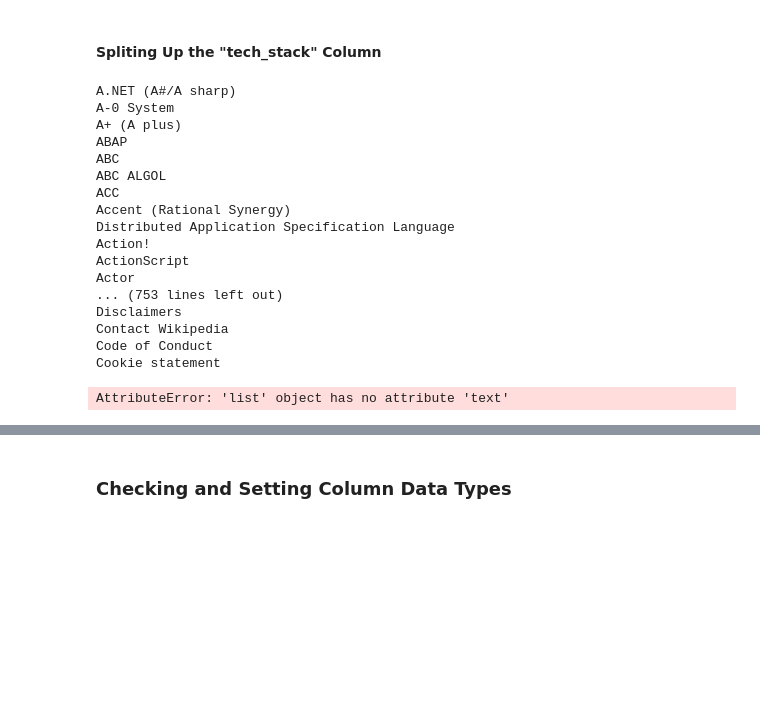
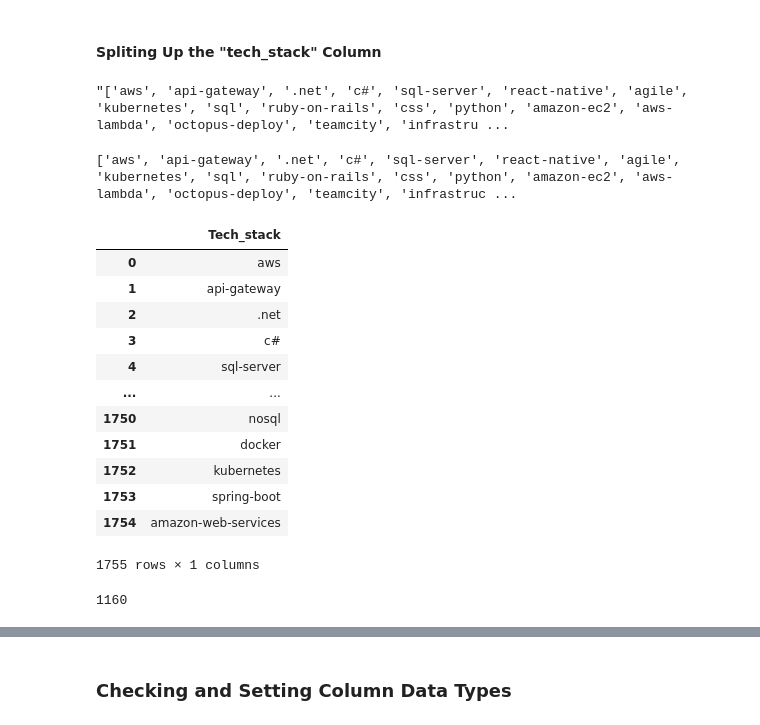
Before and after one commit to Willnguyen02/Stack-Overflow-Companies-Web-Scraper, a Jupyter notebook: main.ipynb, the cells around one changed output, grey strips where cells are left out. Cells and saved outputs as stored; diff of their text form; code cells hidden in the pictures; blank space fills up the shorter version.

```diff
--- a/main.ipynb
+++ b/main.ipynb
@@ -319,28 +315,42 @@ soup = BeautifulSoup(response.text, "html")
-# %%
-language_list = soup.find_all("a", href=lambda href: href and "/wiki/" in href)
-
-for item in range(99, len(language_list)):
-    x = language_list[item].text.strip()
-    print(x)
-# %% [output]
-A.NET (A#/A sharp)
-A-0 System
-A+ (A plus)
-ABAP
-ABC
-ABC ALGOL
-ACC
-Accent (Rational Synergy)
-Distributed Application Specification Language
-Action!
-ActionScript
-Actor
-... (753 lines left out)
-Disclaimers
-Contact Wikipedia
-Code of Conduct
-Cookie statement
-# %%
-language_list[99:].text.strip()
-# %% [output]
-AttributeError: 'list' object has no attribute 'text'
+# %%
+df["tech_stack"][0]
+# %% [output]
+"['aws', 'api-gateway', '.net', 'c#', 'sql-server', 'react-native', 'agile', 'kubernetes', 'sql', 'ruby-on-rails', 'css', 'python', 'amazon-ec2', 'aws-lambda', 'octopus-deploy', 'teamcity', 'infrastru ...
+# %%
+
+df["tech_stack"] = df["tech_stack"].apply(ast.literal_eval) # Changes the column data type from string to list
+
+
+print(df["tech_stack"].iloc[0])
+# %% [output]
+['aws', 'api-gateway', '.net', 'c#', 'sql-server', 'react-native', 'agile', 'kubernetes', 'sql', 'ruby-on-rails', 'css', 'python', 'amazon-ec2', 'aws-lambda', 'octopus-deploy', 'teamcity', 'infrastruc ...
+# %%
+# Obtain all unique values from the tech stack column
+tech_stack_list = []
+
+for item in range(len(df["tech_stack"])):
+    row = df["tech_stack"][item]
+
+    for index in range(len(row)):
+        tech_stack_list.append(row[index])
+
+tech_stack_df = pd.DataFrame({"Tech_stack": tech_stack_list})
+tech_stack_df
+# %% [output]
+|  | Tech_stack |
+| 0 | aws |
+| 1 | api-gateway |
+| 2 | .net |
+| 3 | c# |
+| 4 | sql-server |
+| ... | ... |
+| 1750 | nosql |
+| 1751 | docker |
+| 1752 | kubernetes |
+| 1753 | spring-boot |
+| 1754 | amazon-web-services |
+1755 rows × 1 columns
+# %%
+tech_stack_df.duplicated().sum()
+# %% [output]
+1160
```
Also changed, not shown: parts of 10 cells of this notebook, 1 other file.
